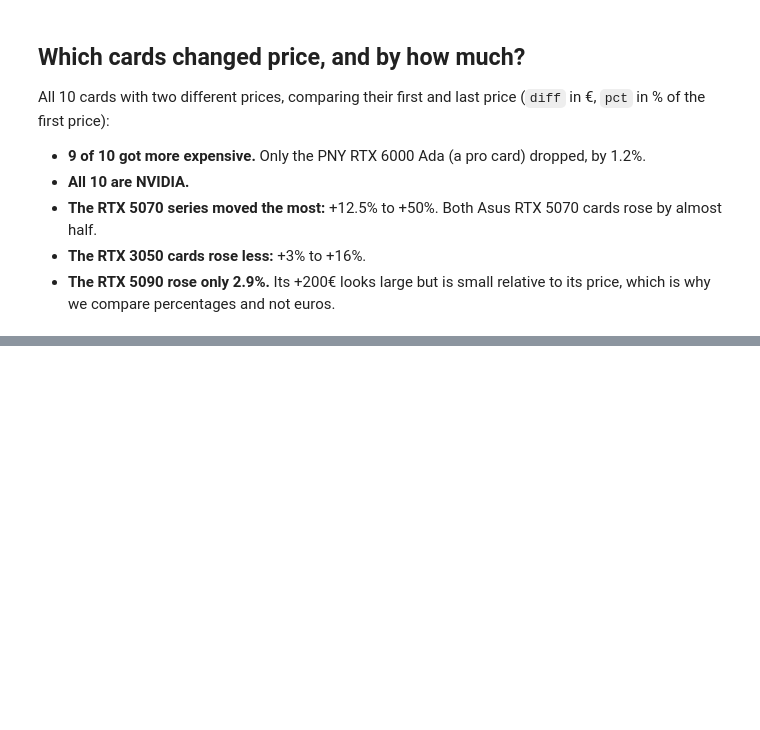
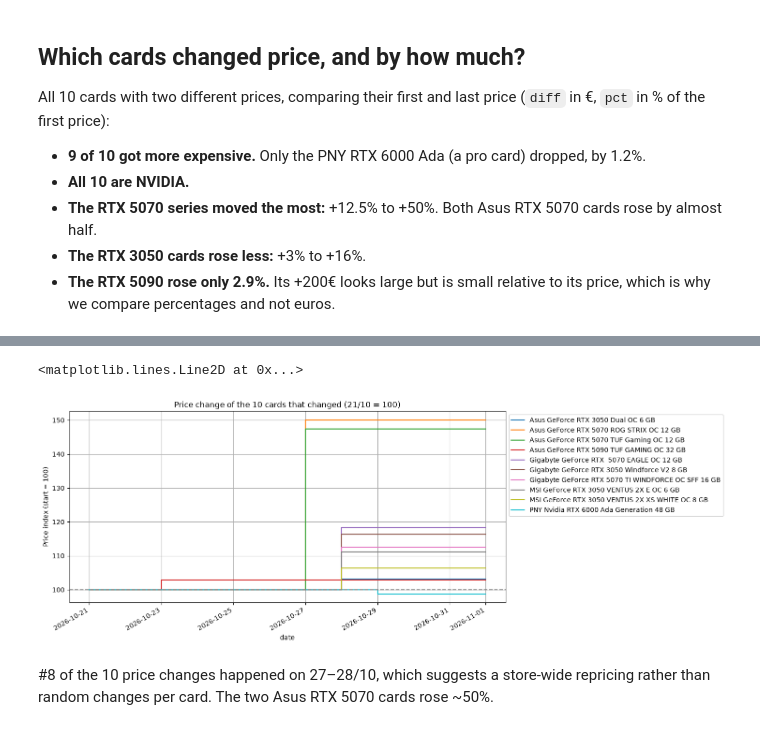
Before and after one commit to odysmpasias/gpu-price-tracker, a Jupyter notebook: notebooks/02_eda.ipynb, the cells around one changed output, grey strips where cells are left out. Cells and saved outputs as stored; diff of their text form; code cells hidden in the pictures; blank space fills up the shorter version.

```diff
--- a/notebooks/02_eda.ipynb
+++ b/notebooks/02_eda.ipynb
@@ -242,0 +267,11 @@ All 10 cards with two different prices, comparing their first and last price (`d
+# %%
+price_index = (price_table / price_table.iloc[0]) * 100
+# %%
+price_index.plot(figsize=(12, 6), drawstyle="steps-post", title="Price change of the 10 cards that changed (21/10 = 100)", ylabel="Price index (start = 100)", grid=True)
+plt.legend(bbox_to_anchor=(1, 1), loc="upper left")
+plt.axhline(100, color="gray", linestyle="--")
+# %% [output]
+<matplotlib.lines.Line2D at 0x...>
+[figure, added]
+# %% [markdown]
+#8 of the 10 price changes happened on 27–28/10, which suggests a store-wide repricing rather than random changes per card. The two Asus RTX 5070 cards rose ~50%.
```
Also changed, not shown: parts of 3 cells of this notebook, 1 other file.
